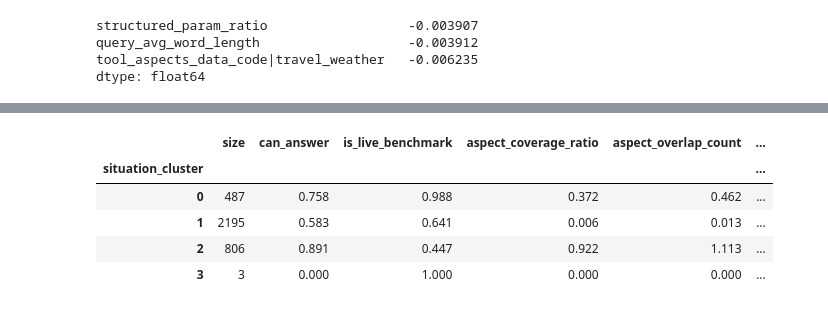
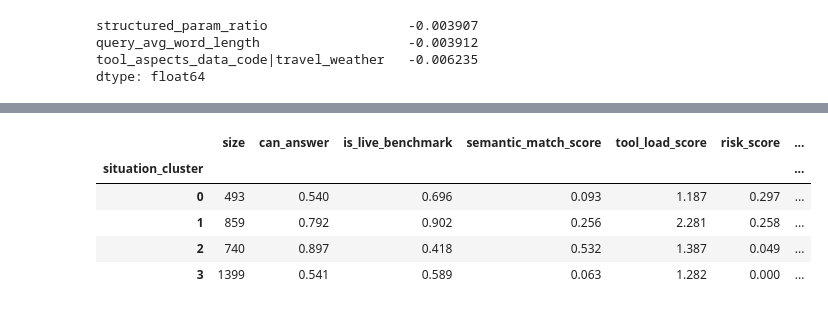
Before and after one commit to edenede2/gorilla, a Jupyter notebook: ml_assignment_2026_solution/ML_Assignment_2_Solution.ipynb, the cells around one changed output, grey strips where cells are left out. Drawn from its saved outputs; the diff is of its cells as text; code cells hidden in the pictures.

```diff
--- a/ml_assignment_2026_solution/ML_Assignment_2_Solution.ipynb
+++ b/ml_assignment_2026_solution/ML_Assignment_2_Solution.ipynb
@@ -1156,27 +1082,27 @@ plt.show()
 # %%
-# I choose k=5 for interpretability. The silhouette curve may favor fewer
-# clusters, but k=5 gives more useful situation profiles.
+# I choose k=4 for a balance of silhouette score, visible separation,
+# and interpretable situation profiles.
 focused_k = 4
 focused_km = KMeans(n_clusters=focused_k, n_init=30, random_state=RANDOM_STATE).fit(X_situation_scaled)
-df_situations = df_fe.copy()
+df_situations = pd.concat([df_fe.copy(), situation_view], axis=1)
 df_situations["situation_cluster"] = focused_km.labels_
 
-profile_cols = situation_features + ["can_answer", "is_live_benchmark"]
+profile_cols = situation_features + ["query_load_score", "can_answer", "is_live_benchmark"]
 situation_profile = df_situations.groupby("situation_cluster")[profile_cols].mean().round(3)
 situation_profile["size"] = df_situations["situation_cluster"].value_counts().sort_index()
 
 # Put size and answer rate first for readability.
 situation_profile = situation_profile[
     ["size", "can_answer", "is_live_benchmark"]
     + [c for c in situation_profile.columns if c not in ["size", "can_answer", "is_live_benchmark"]]
 ]
 display(situation_profile)
 # %% [output]
-|  | size | can_answer | is_live_benchmark | aspect_coverage_ratio | aspect_overlap_count | ... |
-| situation_cluster |  |  |  |  |  | ... |
-| 0 | 487 | 0.758 | 0.988 | 0.372 | 0.462 | ... |
-| 1 | 2195 | 0.583 | 0.641 | 0.006 | 0.013 | ... |
-| 2 | 806 | 0.891 | 0.447 | 0.922 | 1.113 | ... |
-| 3 | 3 | 0.000 | 1.000 | 0.000 | 0.000 | ... |
+|  | size | can_answer | is_live_benchmark | semantic_match_score | tool_load_score | risk_score | ... |
+| situation_cluster |  |  |  |  |  |  | ... |
+| 0 | 493 | 0.540 | 0.696 | 0.093 | 1.187 | 0.297 | ... |
+| 1 | 859 | 0.792 | 0.902 | 0.256 | 2.281 | 0.258 | ... |
+| 2 | 740 | 0.897 | 0.418 | 0.532 | 1.387 | 0.049 | ... |
+| 3 | 1399 | 0.541 | 0.589 | 0.063 | 1.282 | 0.000 | ... |
 # %%
 def name_situation_cluster(row):
```
Also changed, not shown: parts of 33 cells of this notebook, 25 other files.
